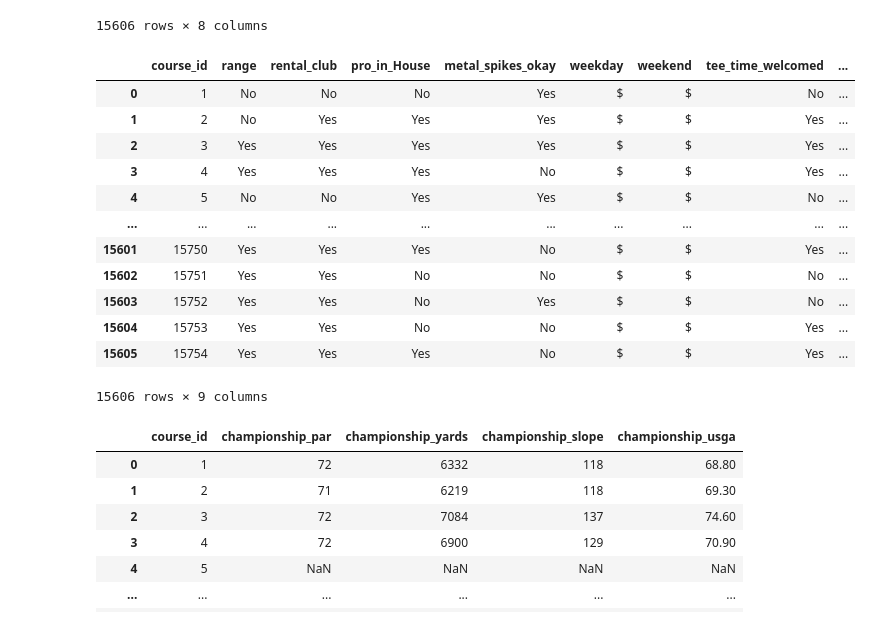
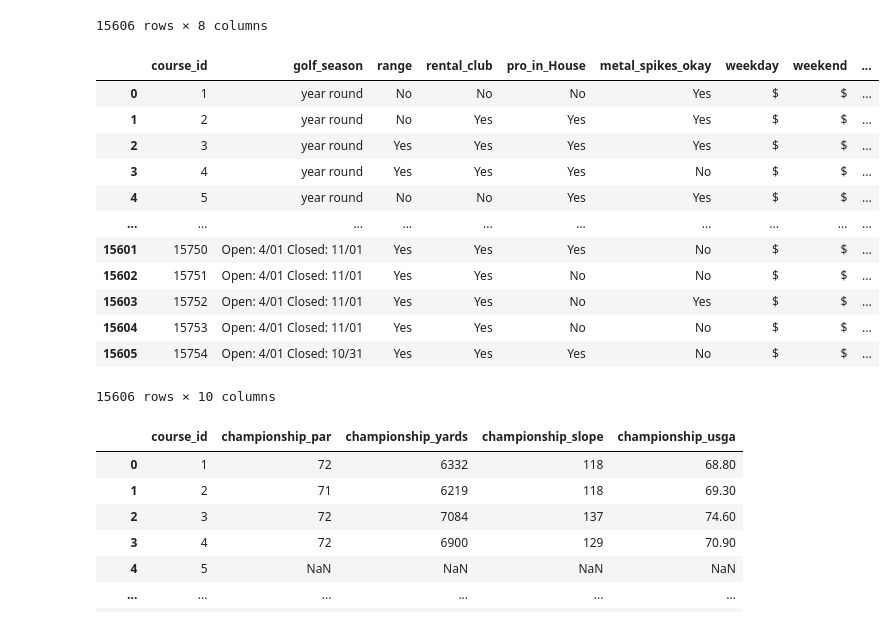
Before and after one commit to emilyfrels/project-2, a Jupyter notebook: golf_details.ipynb, the cells around one changed output. Cells and saved outputs as stored; diff of their text form; code cells hidden in the pictures.

```diff
--- a/golf_details.ipynb
+++ b/golf_details.ipynb
@@ -26,6 +31,10 @@ input_csv.shape
 # Create the data frame - golf courses
 course_df = pd.read_csv(course, delimiter=',', skipinitialspace=True)
 
+# Add columns for longitude and latitude
+course_df["lng"] = ""
+course_df["lat"] = ""
+
 golf_courses = course_df.rename(columns={"id": "course_id",
                                         "title": "course"})
 golf_courses
@@ -205,31 +217,32 @@ course_info
 # %%
 # Select the golf course columns needed for golf kiosk - course details
 course_details = golf_courses[["course_id",
+                               "golf_season",
                                "range",
                                "rental_club",
                                "pro_in_House",
                                "metal_spikes_okay",
                                "weekday",
                                "weekend",
                                "tee_time_welcomed",
                                "rental_cart_available"]]
 
 # Display the new dataframe
 course_details
 # %% [output]
-|  | course_id | range | rental_club | pro_in_House | metal_spikes_okay | weekday | weekend | tee_time_welcomed | ... |
-| 0 | 1 | No | No | No | Yes | $ | $ | No | ... |
-| 1 | 2 | No | Yes | Yes | Yes | $ | $ | Yes | ... |
-| 2 | 3 | Yes | Yes | Yes | Yes | $ | $ | Yes | ... |
-| 3 | 4 | Yes | Yes | Yes | No | $ | $ | Yes | ... |
-| 4 | 5 | No | No | Yes | Yes | $ | $ | No | ... |
+|  | course_id | golf_season | range | rental_club | pro_in_House | metal_spikes_okay | weekday | weekend | ... |
+| 0 | 1 | year round | No | No | No | Yes | $ | $ | ... |
+| 1 | 2 | year round | No | Yes | Yes | Yes | $ | $ | ... |
+| 2 | 3 | year round | Yes | Yes | Yes | Yes | $ | $ | ... |
+| 3 | 4 | year round | Yes | Yes | Yes | No | $ | $ | ... |
+| 4 | 5 | year round | No | No | Yes | Yes | $ | $ | ... |
 | ... | ... | ... | ... | ... | ... | ... | ... | ... | ... |
-| 15601 | 15750 | Yes | Yes | Yes | No | $ | $ | Yes | ... |
-| 15602 | 15751 | Yes | Yes | No | No | $ | $ | No | ... |
-| 15603 | 15752 | Yes | Yes | No | Yes | $ | $ | No | ... |
-| 15604 | 15753 | Yes | Yes | No | No | $ | $ | Yes | ... |
-| 15605 | 15754 | Yes | Yes | Yes | No | $ | $ | Yes | ... |
+| 15601 | 15750 | Open: 4/01 Closed: 11/01 | Yes | Yes | Yes | No | $ | $ | ... |
+| 15602 | 15751 | Open: 4/01 Closed: 11/01 | Yes | Yes | No | No | $ | $ | ... |
+| 15603 | 15752 | Open: 4/01 Closed: 11/01 | Yes | Yes | No | Yes | $ | $ | ... |
+| 15604 | 15753 | Open: 4/01 Closed: 11/01 | Yes | Yes | No | No | $ | $ | ... |
+| 15605 | 15754 | Open: 4/01 Closed: 10/31 | Yes | Yes | Yes | No | $ | $ | ... |
-15606 rows × 9 columns
+15606 rows × 10 columns
 # %%
 # Select the golf course columns needed for golf kiosk - championship tees
 championship_tees = golf_courses[["course_id",
```
Also changed, not shown: parts of 9 cells of this notebook, 1 other file.
